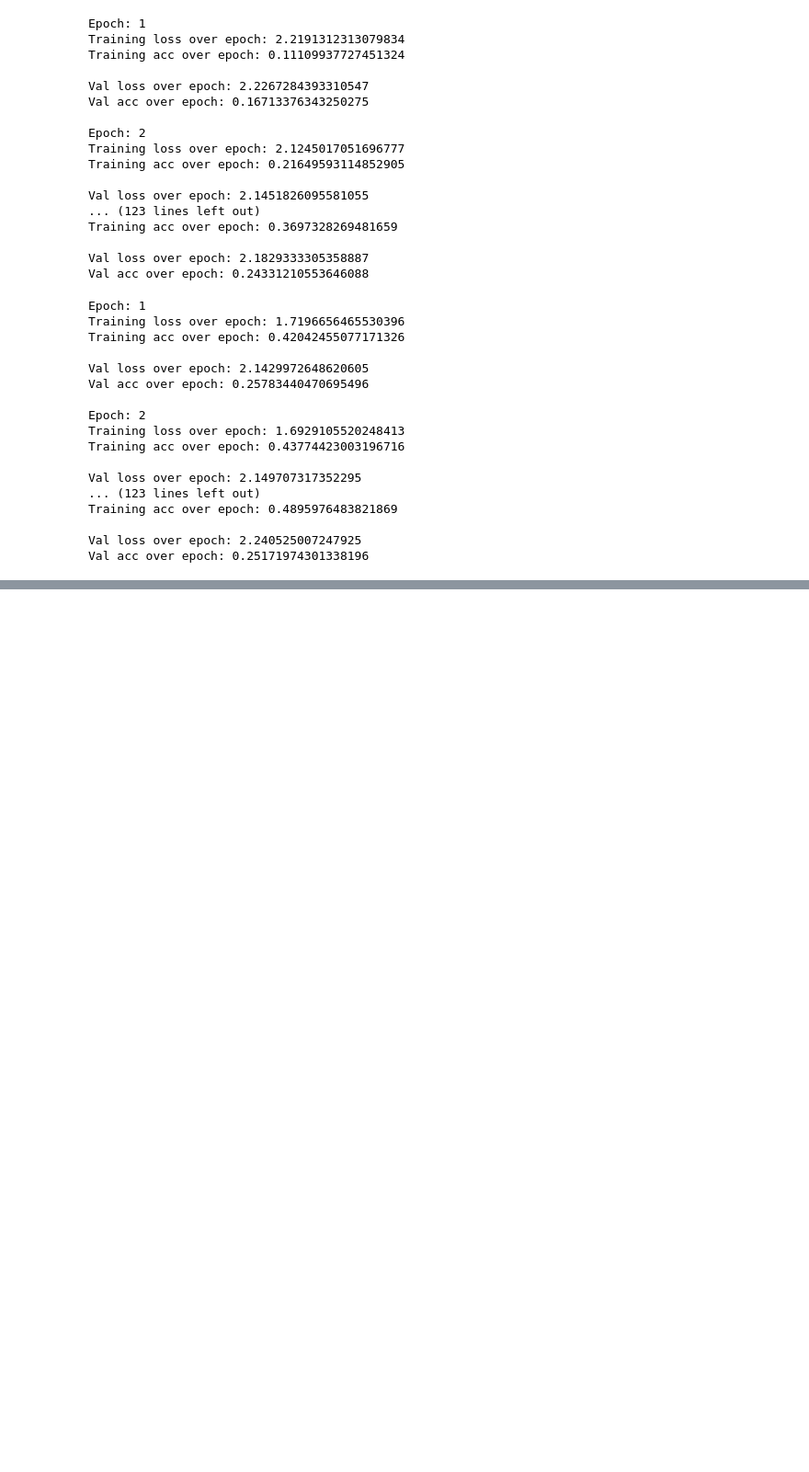
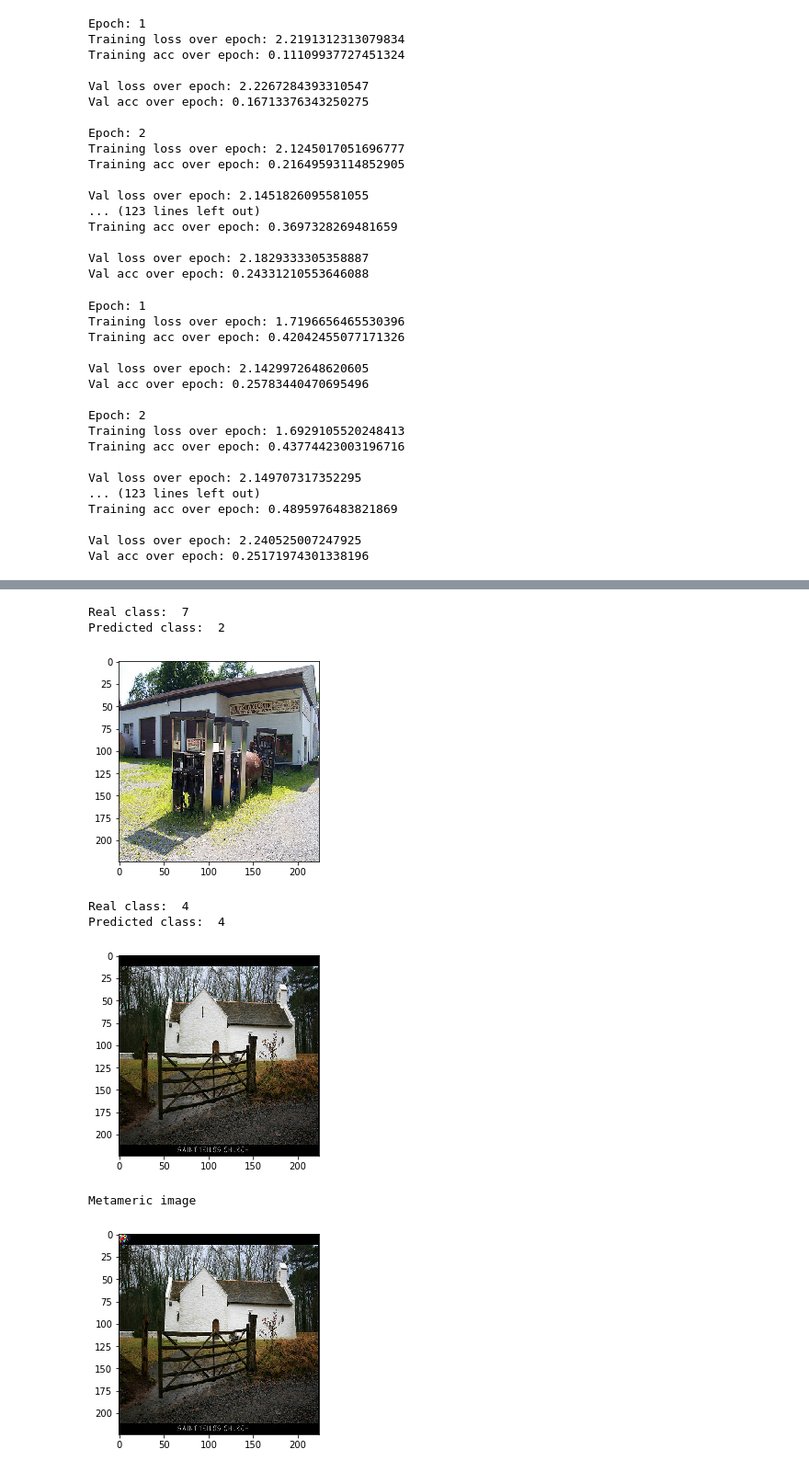
Before and after one commit to sava-stepurin/graduate_work, a Jupyter notebook: Fully-invertible_RevNet/RevNet_without_dense.ipynb, the cells around one changed output, grey strips where cells are left out. Shown at 92% size. Drawn from its saved outputs; the diff is of its cells as text; code cells hidden in the pictures; blank space fills up the shorter version.

```diff
--- a/Fully-invertible_RevNet/RevNet_without_dense.ipynb
+++ b/Fully-invertible_RevNet/RevNet_without_dense.ipynb
@@ -840,0 +266,31 @@ Val acc over epoch: 0.25171974301338196
+# %%
+x, y = test.next()
+
+x0 = tf.reshape(x[0], (1, *config.input_shape))
+logits, _ = model(x0, training=False)
+print("Real class: ", int(y[0]))
+print("Predicted class: ", np.argmax(logits))
+plt.imshow(x0[0])
+plt.show()
+
+x1 = tf.reshape(x[1], (1, *config.input_shape))
+nuisance = model.get_nuisance(x1)
+logits_x1, _ = model(x1, training=False)
+print("Real class: ", int(y[1]))
+print("Predicted class: ", np.argmax(logits_x1))
+plt.imshow(x1[0])
+plt.show()
+
+print("Metameric image")
+new_y = tf.concat([logits, nuisance], axis=1)
+res_x = model.get_x(new_y)
+plt.show()
+# %% [output]
+Real class:  7
+Predicted class:  2
+[figure, added]
+Real class:  4
+Predicted class:  4
+[figure, added]
+Metameric image
+[figure, added]
```
Also changed, not shown: parts of 11 cells of this notebook.
